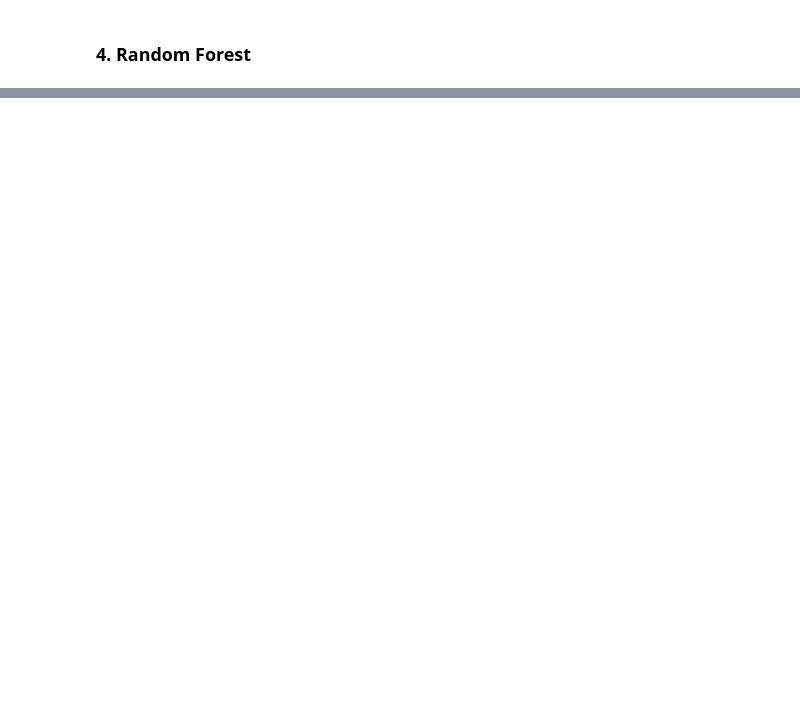
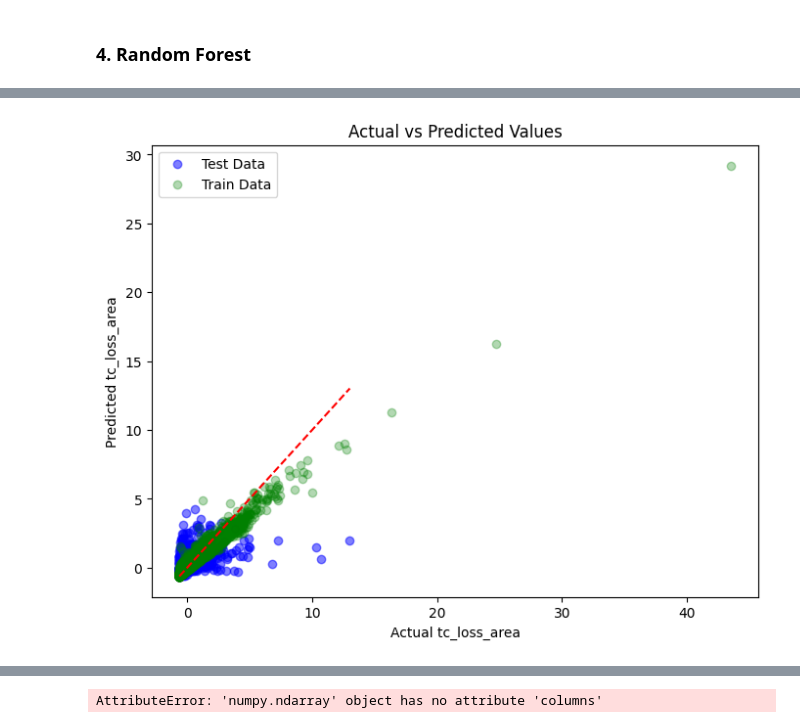
Before and after one commit to cpj97/MDS_thesis, a Jupyter notebook: Code/random_forest.ipynb, the cells around one changed output, grey strips where cells are left out. Cells and saved outputs as stored; diff of their text form; code cells hidden in the pictures; blank space fills up the shorter version.

```diff
--- a/Code/random_forest.ipynb
+++ b/Code/random_forest.ipynb
@@ -66,8 +49,8 @@ display(df)
 # %%
 # Import train
-#train = pd.read_csv('../Data/train_test/train_df.csv')
-train = pd.read_csv('Data/train_test/train_df.csv')
+train = pd.read_csv('../Data/train_test/train_df.csv')
+#train = pd.read_csv('Data/train_test/train_df.csv')
 
 # Import test
-#test = pd.read_csv('../Data/train_test/test_df.csv')
-test = pd.read_csv('Data/train_test/test_df.csv')
+test = pd.read_csv('../Data/train_test/test_df.csv')
+#test = pd.read_csv('Data/train_test/test_df.csv')
@@ -243,0 +186,43 @@ Length: 1266, dtype: object
+# %%
+import matplotlib.pyplot as plt
+import seaborn as sns
+
+# Convert predictions back to their original scale (if needed)
+y_pred_test = rf_model.predict(X_test1)
+y_pred_train = rf_model.predict(X_train1)
+
+## 1️⃣ Scatter Plot: Actual vs Predicted ##
+plt.figure(figsize=(8, 6))
+plt.scatter(y_test, y_pred_test, alpha=0.5, label="Test Data", color='blue')
+plt.scatter(y_train, y_pred_train, alpha=0.3, label="Train Data", color='green')
+plt.plot([min(y_test), max(y_test)], [min(y_test), max(y_test)], 'r--')  # Ideal 1:1 line
+plt.xlabel("Actual tc_loss_area")
+plt.ylabel("Predicted tc_loss_area")
+plt.title("Actual vs Predicted Values")
+plt.legend()
+plt.show()
+
+## 2️⃣ Residual Plot (Error Analysis) ##
+plt.figure(figsize=(8, 6))
+residuals = y_test - y_pred_test
+sns.histplot(residuals, bins=30, kde=True, color="purple")
+plt.axvline(0, color='red', linestyle='dashed')  # Line at zero error
+plt.xlabel("Residuals (Actual - Predicted)")
+plt.ylabel("Frequency")
+plt.title("Residual Distribution")
+plt.show()
+
+## 3️⃣ Feature Importance Plot ##
+feature_importances = rf_model.feature_importances_
+feature_names = X_train1.columns  # Assuming X_train1 is a DataFrame
+
+# Sort feature importances
+sorted_idx = feature_importances.argsort()
+plt.figure(figsize=(10, 8))
+plt.barh(range(len(sorted_idx)), feature_importances[sorted_idx], align="center")
+plt.yticks(range(len(sorted_idx)), [feature_names[i] for i in sorted_idx])
+plt.xlabel("Feature Importance")
+plt.title("Random Forest Feature Importance")
+plt.show()
+# %% [output]
+[figure, added]
@@ -243,0 +230 @@ Length: 1266, dtype: object
+AttributeError: 'numpy.ndarray' object has no attribute 'columns'
```
Also changed, not shown: parts of 18 cells of this notebook.
